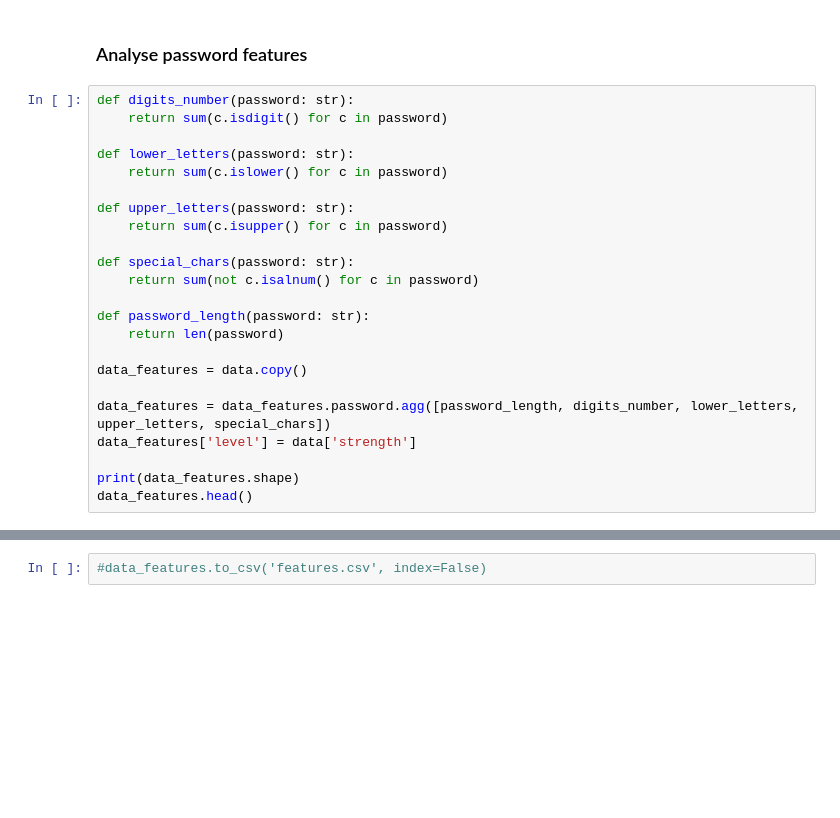
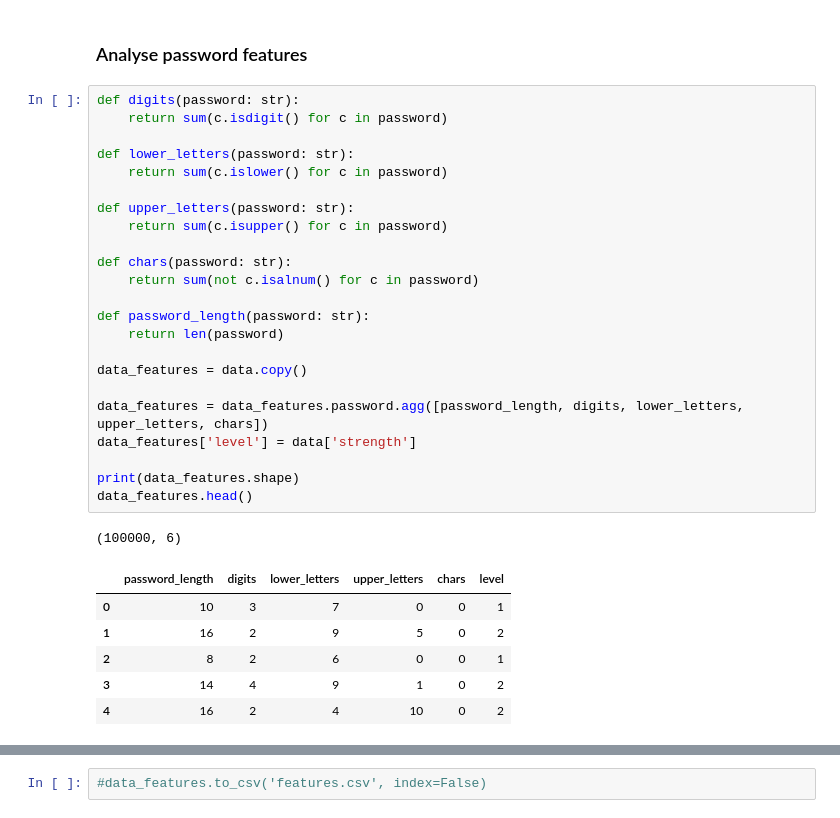
Before and after one commit to 1nks0N/Password-Reliability-Classification, a Jupyter notebook: worksheet.ipynb, the cells around one changed output, grey strips where cells are left out. Saved outputs shown, nothing was run; the diff lists cells and outputs as text; blank space fills up the shorter version.

```diff
--- a/worksheet.ipynb
+++ b/worksheet.ipynb
@@ -43,27 +69,35 @@ In this worksheet, the research objective is to determine the strength of the pa
 # %% [markdown]
 ### Analyse password features
 # %%
-def digits_number(password: str):
+def digits(password: str):
     return sum(c.isdigit() for c in password)
 
 def lower_letters(password: str):
     return sum(c.islower() for c in password)
 
 def upper_letters(password: str):
     return sum(c.isupper() for c in password)
 
-def special_chars(password: str):
+def chars(password: str):
     return sum(not c.isalnum() for c in password)
 
 def password_length(password: str):
     return len(password)
 
 data_features = data.copy()
 
-data_features = data_features.password.agg([password_length, digits_number, lower_letters, upper_letters, special_chars])
+data_features = data_features.password.agg([password_length, digits, lower_letters, upper_letters, chars])
 data_features['level'] = data['strength']
 
 print(data_features.shape)
 data_features.head()
+# %% [output]
+(100000, 6)
+|  | password_length | digits | lower_letters | upper_letters | chars | level |
+| 0 | 10 | 3 | 7 | 0 | 0 | 1 |
+| 1 | 16 | 2 | 9 | 5 | 0 | 2 |
+| 2 | 8 | 2 | 6 | 0 | 0 | 1 |
+| 3 | 14 | 4 | 9 | 1 | 0 | 2 |
+| 4 | 16 | 2 | 4 | 10 | 0 | 2 |
 # %%
 data_features.info()
```
Also changed, not shown: parts of 16 cells of this notebook.
